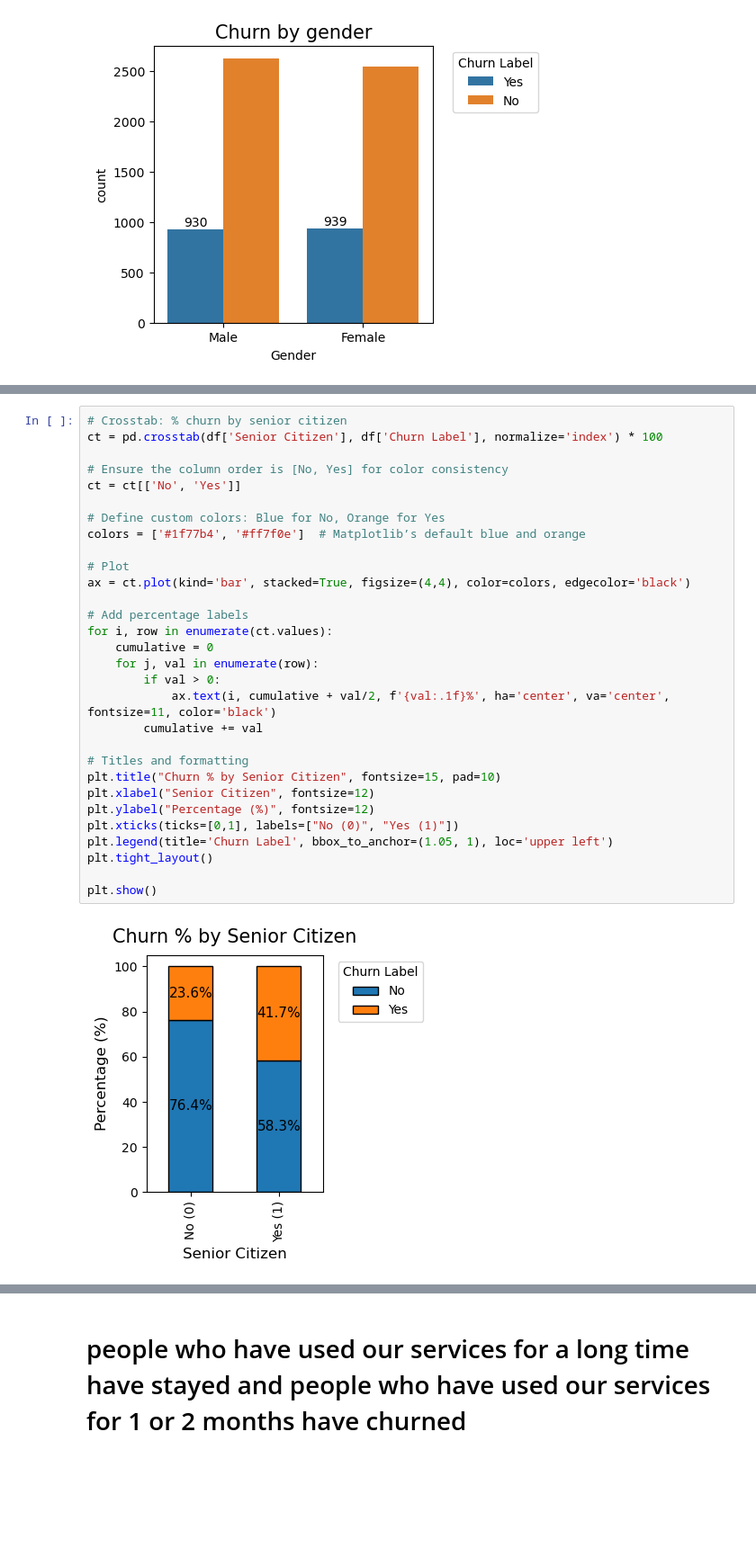
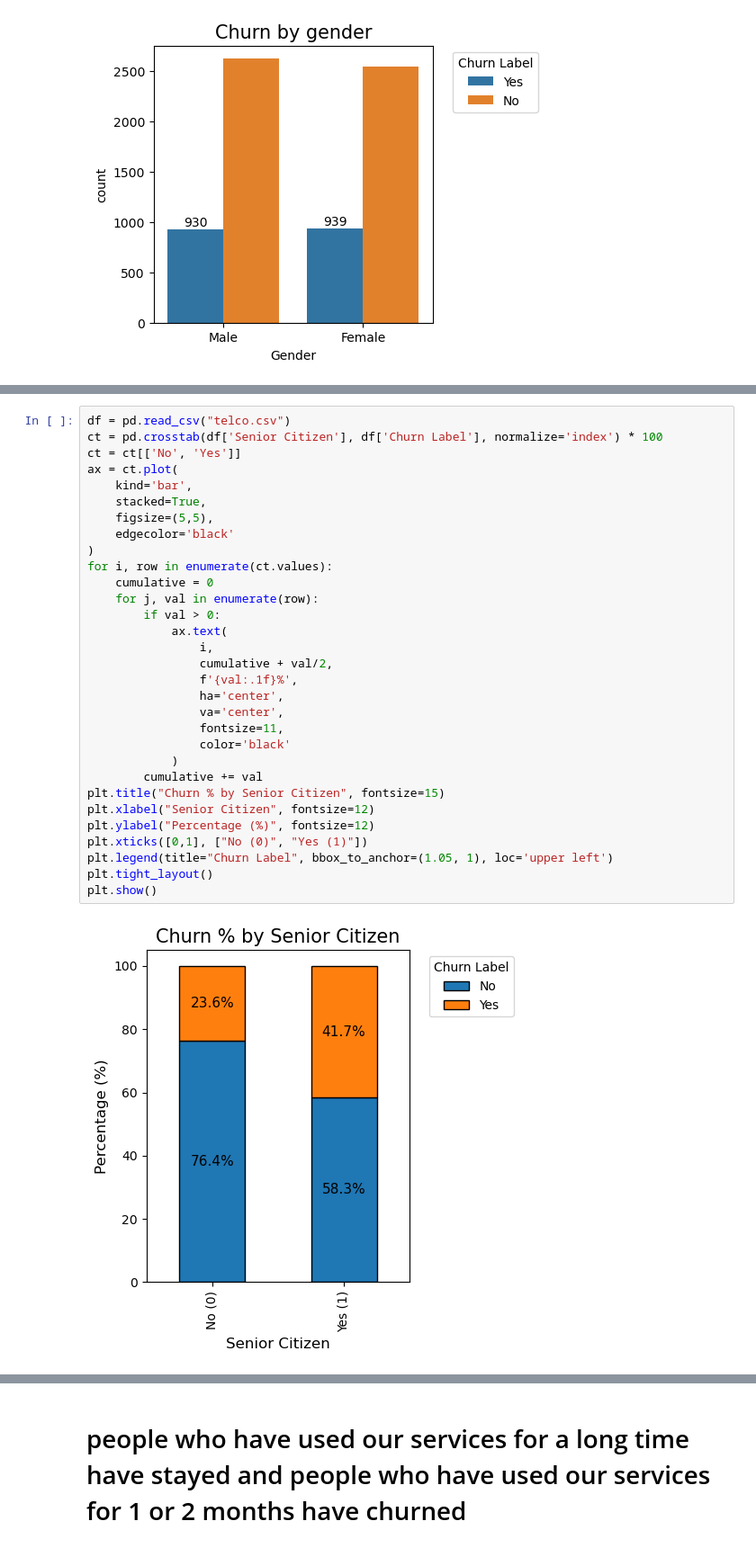
Before and after one commit to sahuanshika557-sys/Customer-Churn-Analysis, a Jupyter notebook: TCA.ipynb, the cells around one changed output, grey strips where cells are left out. Shown at 90% size. Cells and saved outputs as stored; diff of their text form; blank space fills up the shorter version.

```diff
--- a/TCA.ipynb
+++ b/TCA.ipynb
@@ -155,32 +214,33 @@ plt.show()
 # %%
-# Crosstab: % churn by senior citizen
+df = pd.read_csv("telco.csv")
 ct = pd.crosstab(df['Senior Citizen'], df['Churn Label'], normalize='index') * 100
-
-# Ensure the column order is [No, Yes] for color consistency
 ct = ct[['No', 'Yes']]
-
-# Define custom colors: Blue for No, Orange for Yes
-colors = ['#1f77b4', '#ff7f0e']  # Matplotlib’s default blue and orange
-
-# Plot
-ax = ct.plot(kind='bar', stacked=True, figsize=(4,4), color=colors, edgecolor='black')
-
-# Add percentage labels
+ax = ct.plot(
+    kind='bar',
+    stacked=True,
+    figsize=(5,5),
+    edgecolor='black'
+)
 for i, row in enumerate(ct.values):
     cumulative = 0
     for j, val in enumerate(row):
         if val > 0:
-            ax.text(i, cumulative + val/2, f'{val:.1f}%', ha='center', va='center', fontsize=11, color='black')
+            ax.text(
+                i,
+                cumulative + val/2,
+                f'{val:.1f}%',
+                ha='center',
+                va='center',
+                fontsize=11,
+                color='black'
+            )
         cumulative += val
-
-# Titles and formatting
-plt.title("Churn % by Senior Citizen", fontsize=15, pad=10)
+plt.title("Churn % by Senior Citizen", fontsize=15)
 plt.xlabel("Senior Citizen", fontsize=12)
 plt.ylabel("Percentage (%)", fontsize=12)
-plt.xticks(ticks=[0,1], labels=["No (0)", "Yes (1)"])
-plt.legend(title='Churn Label', bbox_to_anchor=(1.05, 1), loc='upper left')
+plt.xticks([0,1], ["No (0)", "Yes (1)"])
+plt.legend(title="Churn Label", bbox_to_anchor=(1.05, 1), loc='upper left')
 plt.tight_layout()
-
 plt.show()
 # %% [output]
-[figure, old version]
+[figure, new version]
```
Also changed, not shown: parts of 27 cells of this notebook.
